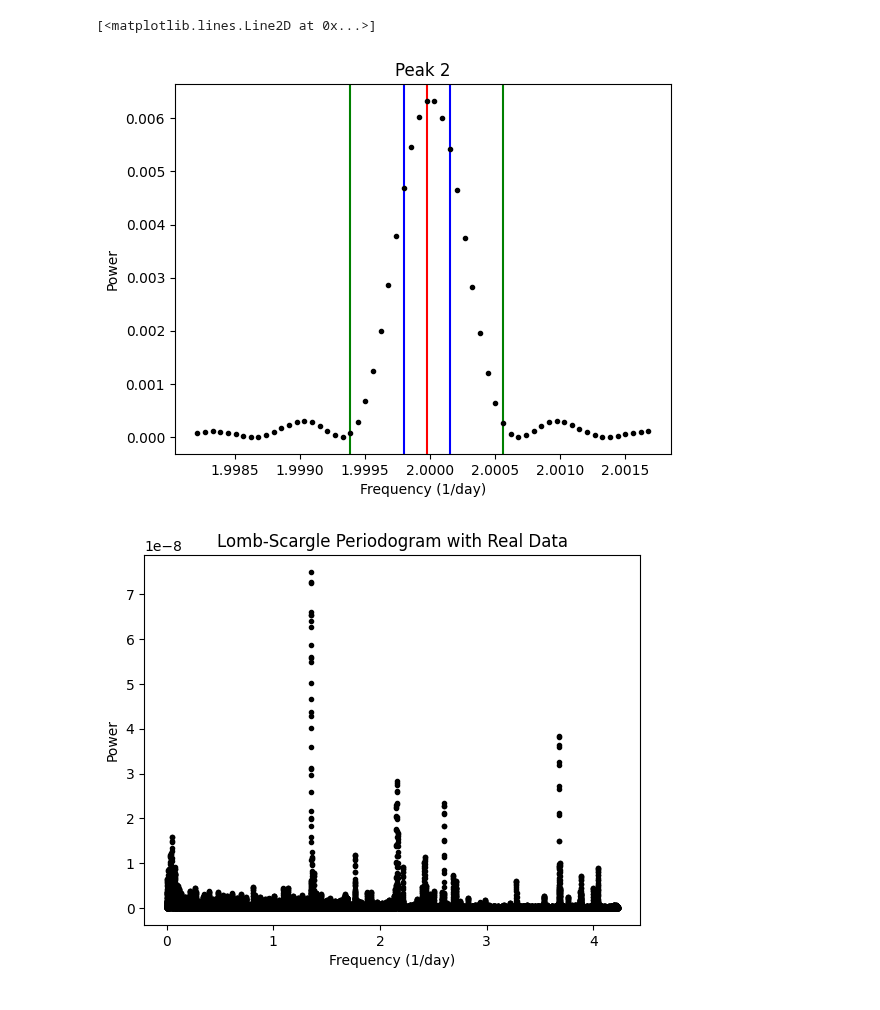
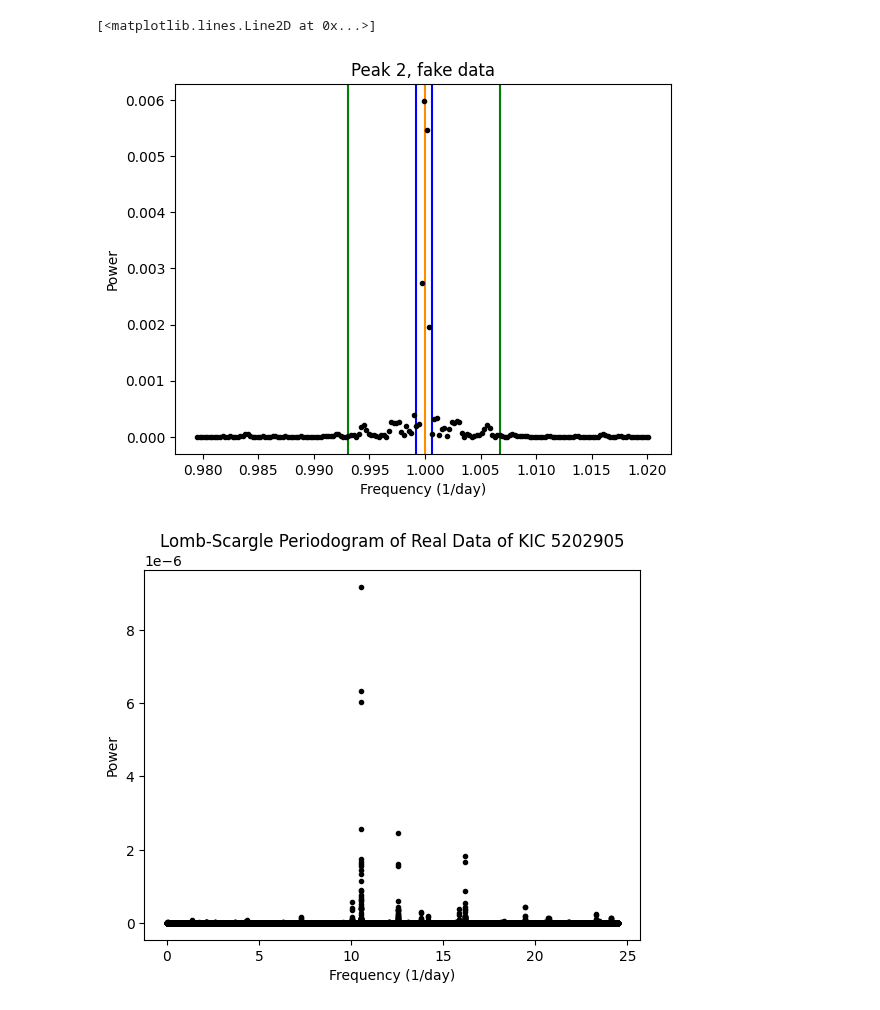
Before and after one commit to Hoggnation/cataloging_coherent_oscillators, a Jupyter notebook: ThresholdFunctionDebuggingFakeData.ipynb, the cells around one changed output. Drawn from its saved outputs; the diff is of its cells as text; code cells hidden in the pictures.

```diff
--- a/ThresholdFunctionDebuggingFakeData.ipynb
+++ b/ThresholdFunctionDebuggingFakeData.ipynb
@@ -13,9 +13,8 @@ lc_collection = search_result.download_all()
 #create a delta f (1/tmax-min aka 1/total observation time
 #delta_f = 1/lc.time[-1] - lc.time[0] #this is in days
 lc = lc_collection.stitch()
-total_observation_time = lc.time[-1] - lc.time[0]
+total_observation_time = (lc.time[-1] - lc.time[0]).value
 print(total_observation_time)
-f_min = (1/total_observation_time.value)
-print(delta_f)
+delta_f = (1/total_observation_time) ###frequency resolution in data
 # %% [output]
 1470.4622572100852
@@ -23,5 +21,6 @@ print(delta_f)
 # %%
-sampling_rate_days= np.median(np.diff(lc.time))
-f_max = (1 / (sampling_rate_days)).value
+#this is cutting off at a low frequency, could be higher freq
+sampling_rate_days= np.median(np.diff(lc.time.value))
+f_max = 0.5*(1 / (sampling_rate_days))
 print(f_max)
 # %% [output]
@@ -29,19 +40,14 @@ print(f_max)
 # %%
 ##using LightKurve Periodogram function, WITH DAYS!
 
-time = np.arange(0, total_observation_time.value, sampling_rate_days.value)
-flux =  1+ 0.01 * np.cos(2 * np.pi * time) + 0.01* np.cos(4 * np.pi * time) + 0.001 * np.random.normal(size=time.shape) #fake flux data
-
-
-lc_fake = lk.LightCurve(time=time, flux=flux) #light curve will automatically assume
 #time is in days
-
-frequency_grid_fake = np.arange(f_min, f_max, f_min)
+f_min = delta_f/3
+frequency_grid = np.arange(f_min, f_max, f_min)/(u.day)
 
 pg_fake = lc_fake.to_periodogram(
     #method='lombscargle',
     normalization='psd',
-    frequency=frequency_grid_fake
+    frequency=frequency_grid
 )
 
 fake_power = pg_fake.power.value
@@ -80,42 +115,39 @@ plt.plot(fake_freq[17018-30:17018+30], fake_power[17018-30:17018+30], 'k.')
 # %%
-#Plot peak at 34037
-plt.title("Peak 2")
-plt.axvline(x = fake_freq[34037], color = 'red')
-plt.axvline(x = fake_freq[34037-3], color = 'b')
-plt.axvline(x = fake_freq[34037+3], color = 'b')
-plt.axvline(x = fake_freq[34037-10], color = 'g')
-plt.axvline(x = fake_freq[34037+10], color = 'g')
+#Plot peak at 2
+plt.title("Peak 2, " + name_fake)
+#plt.axvline(x = fake_freq[fake_ind[1]], color = 'red')
+plt.axvline(x = x[1], color = 'darkorange')
+plt.axvline(x = fake_freq[fake_ind[1]]-delta_f, color = 'b')
+plt.axvline(x = fake_freq[fake_ind[1]]+delta_f, color = 'b')
+plt.axvline(x = fake_freq[fake_ind[1]]-10*delta_f, color = 'g')
+plt.axvline(x = fake_freq[fake_ind[1]]+10*delta_f, color = 'g')
 plt.xlabel("Frequency (1/day)")
 plt.ylabel("Power")
-plt.plot(fake_freq[34037-30:34037+30], fake_power[34037-30:34037+30], 'k.')
+plt.plot(fake_freq[fake_ind[1]-90:fake_ind[1]+90], fake_power[fake_ind[1]-90:fake_ind[1]+90], 'k.')
 # %% [output]
 [<matplotlib.lines.Line2D at 0x...>]
-[figure, old version]
+[figure, new version]
 # %%
 ##Doing the same thing with real data
-time = np.arange(0, total_observation_time.value, sampling_rate_days.value)
-flux =  1+ 0.01 * np.cos(2 * np.pi * time) + 0.01* np.cos(4 * np.pi * time) + 0.001 * np.random.normal(size=time.shape) #fake flux data
-
 
 #time is in days
 
-frequency_grid = np.arange(f_min, f_max, f_min)
 
 pg_real = lc.to_periodogram(
     #method='lombscargle',
     normalization='psd',
-    frequency=frequency_grid_fake
+    frequency=frequency_grid
 )
 
 real_power = pg_real.power.value
 real_freq = pg_real.frequency.to(1/u.day).value
 
 plt.plot(real_freq, real_power,'k.')
 plt.xlabel("Frequency (1/day)")
 plt.ylabel("Power")
-plt.title("Lomb-Scargle Periodogram with Real Data")
+plt.title("Lomb-Scargle Periodogram of Real Data of KIC 5202905")
 plt.show()
 # %% [output]
-[figure, old version]
+[figure, new version]
 # %%
 ##Plotting the top 10 peaks in data
```
Also changed, not shown: parts of 27 cells of this notebook.
